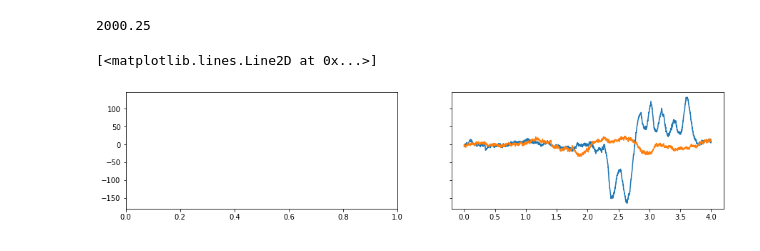
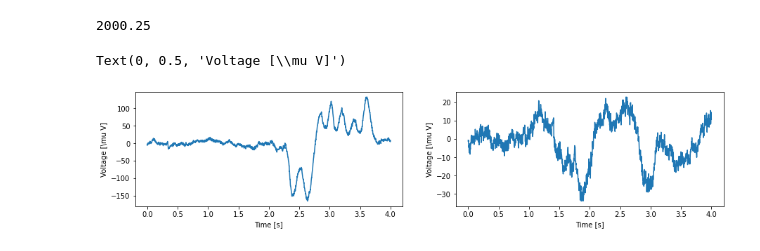
Before and after one commit to Jessie-Grewal/Neur265, a Jupyter notebook: coding_homework_5.ipynb, the cells around one changed output. Saved outputs shown, nothing was run; the diff lists cells and outputs as text; code cells hidden in the pictures.

```diff
--- a/coding_homework_5.ipynb
+++ b/coding_homework_5.ipynb
@@ -68,10 +68,14 @@ sample_rate = acc_hits.shape[1]/4
 print(sample_rate)
 # %% [output]
 2000.25
-# %%
-fig, ax = plt.subplots(1,2, figsize = (15,3), sharey = True)
-plt.plot(time, acc_hits[0])
-plt.plot(time,acc_fa[0])
-# %% [output]
-[<matplotlib.lines.Line2D at 0x...>]
-[figure, removed]
+# %%
+fig, ax = plt.subplots(1,2, figsize = (15,3))
+ax[0].plot(time, acc_hits[0])
+ax[0].set_xlabel('Time [s]')              # Label the x-axis as time.
+ax[0].set_ylabel('Voltage [\mu V]')       # Label the y-axis as voltage.
+ax[1].plot(time,acc_fa[0])
+ax[1].set_xlabel('Time [s]')              # Label the x-axis as time.
+ax[1].set_ylabel('Voltage [\mu V]')       # Label the y-axis as voltage.
+# %% [output]
+Text(0, 0.5, 'Voltage [\\mu V]')
+[figure, added]
```
Also changed, not shown: parts of 1 cell of this notebook.
